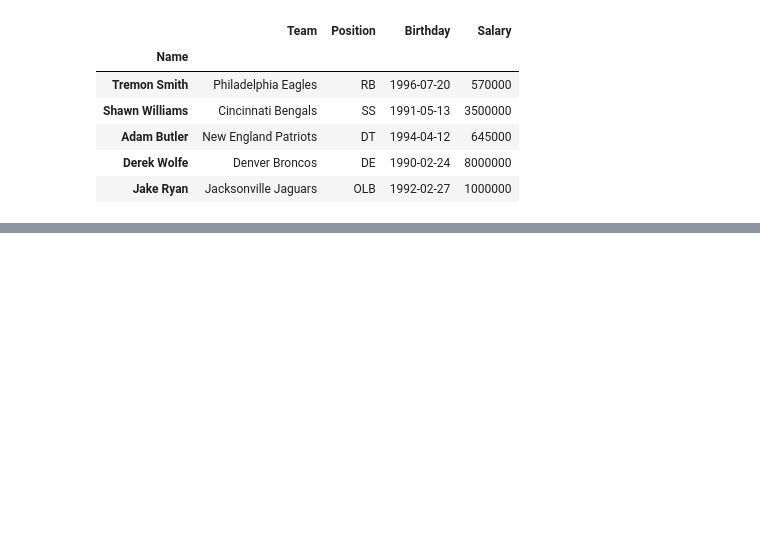
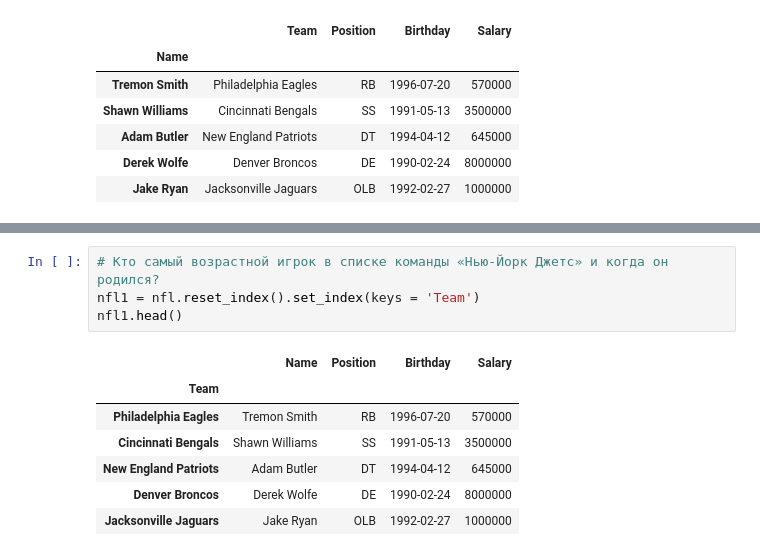
Before and after one commit to Sinrez/PythonProjects, a Jupyter notebook: hw4_pandas_in_act.ipynb, the cells around one changed output, grey strips where cells are left out. Saved outputs shown, nothing was run; the diff lists cells and outputs as text; blank space fills up the shorter version.

```diff
--- a/hw4_pandas_in_act.ipynb
+++ b/hw4_pandas_in_act.ipynb
@@ -45,0 +84,12 @@ nfl.head()
+# %%
+# Кто самый возрастной игрок в списке команды «Нью-Йорк Джетс» и когда он родился?
+nfl1 = nfl.reset_index().set_index(keys = 'Team')
+nfl1.head()
+# %% [output]
+|  | Name | Position | Birthday | Salary |
+| Team |  |  |  |  |
+| Philadelphia Eagles | Tremon Smith | RB | 1996-07-20 | 570000 |
+| Cincinnati Bengals | Shawn Williams | SS | 1991-05-13 | 3500000 |
+| New England Patriots | Adam Butler | DT | 1994-04-12 | 645000 |
+| Denver Broncos | Derek Wolfe | DE | 1990-02-24 | 8000000 |
+| Jacksonville Jaguars | Jake Ryan | OLB | 1992-02-27 | 1000000 |
```
Also changed, not shown: parts of 4 cells of this notebook.
